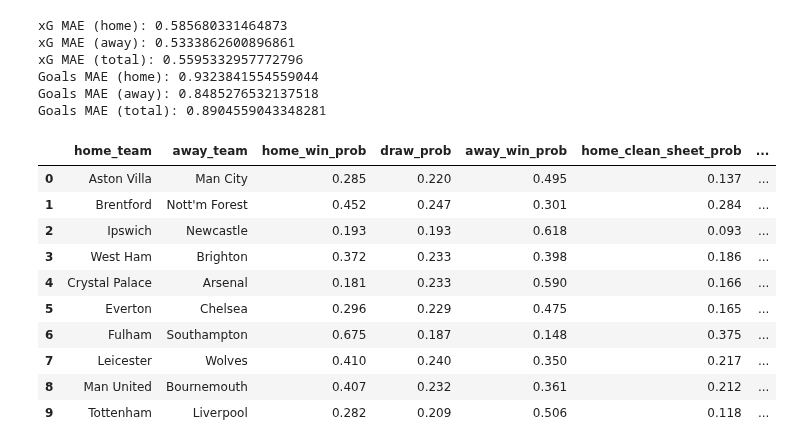
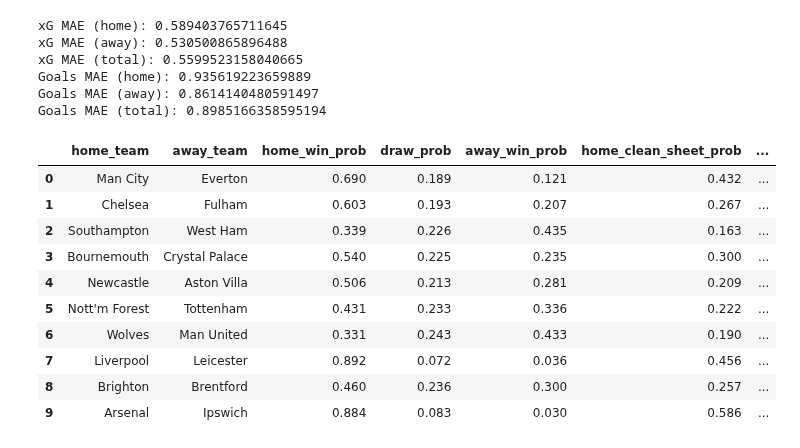
Before and after one commit to louis-porter/football-analytics, a Jupyter notebook: models/team-strength-models/ensemble_dixon_coles_model.ipynb, the cells around one changed output. Cells and saved outputs as stored; diff of their text form; code cells hidden in the pictures.

```diff
--- a/models/team-strength-models/ensemble_dixon_coles_model.ipynb
+++ b/models/team-strength-models/ensemble_dixon_coles_model.ipynb
@@ -37,7 +37,7 @@ df = pd.concat([champ_df, prem_df])
 #df = df[(df['home_team'].isin(prem_teams_25)) | (df['away_team'].isin(prem_teams_25))]
 
 df['match_date'] = pd.to_datetime(df['match_date'])
-df = df[df["match_date"] > '2023-06-01']
+df = df[df["match_date"] > '2023-11-01']
 
 print(df[["season", "match_date", "home_team", "away_team", "home_goals", "home_xgoals", "away_goals", "away_xgoals"]].tail())
 # %% [output]
@@ -57,3 +57,23 @@ print(df[["season", "match_date", "home_team", "away_team", "home_goals", "home_
+# %%
+# Just for xmas period
+
+data = {
+    'season': ['20242025'] * 10,
+    'match_date': ['2024-12-21'] * 5 + ['2024-12-22'] * 5,
+    'home_team': ['Aston Villa', 'West Ham', 'Brentford', 'Ipswich', 'Crystal Palace',
+                  'Man United', 'Fulham', 'Everton', 'Leicester', 'Tottenham'],
+    'away_team': ['Man City', 'Brighton', "Nott'm Forest", 'Newcastle', 'Arsenal',
+                  'Bournemouth', 'Southampton', 'Chelsea', 'Wolves', 'Liverpool'],
+    'home_goals': [2, 1, 0, 0, 1, 0, 0, 0, 0, 3],
+    'home_xgoals': [1.6, 1.2, 0.7, 0.7, 1.6, 2.2, 0.9, 1.0, 0.8, 1.3],
+    'away_goals': [1, 1, 2, 4, 5, 3, 0, 0, 3, 6],
+    'away_xgoals': [1.0, 0.9, 0.9, 2.3, 2.5, 1.6, 0.3, 1.2, 1.1, 5.6]
+}
+
+xmas_df = pd.DataFrame(data)
+xmas_df["match_date"] = pd.to_datetime(xmas_df["match_date"])
+
+df = pd.concat([df, xmas_df], ignore_index=True)
 # %%
 # Apply averaged penalty when Championship match contains two promoted teams.
 
@@ -495,61 +515,61 @@ print(f"Goals MAE (home): {goals_mae_home}")
 print(f"Goals MAE (away): {goals_mae_away}")
 print(f"Goals MAE (total): {goals_mae_total}")
 # %% [output]
-xG MAE (home): 0.585680331464873
-xG MAE (away): 0.5333862600896861
-xG MAE (total): 0.5595332957772796
-Goals MAE (home): 0.9323841554559044
-Goals MAE (away): 0.8485276532137518
-Goals MAE (total): 0.8904559043348281
+xG MAE (home): 0.589403765711645
+xG MAE (away): 0.530500865896488
+xG MAE (total): 0.5599523158040665
+Goals MAE (home): 0.935619223659889
+Goals MAE (away): 0.8614140480591497
+Goals MAE (total): 0.8985166358595194
 # %%
 fixtures = [
-    ("Aston Villa", "Man City"),
-    ("Brentford", "Nott'm Forest"),
-    ("Ipswich", "Newcastle"),
-    ("West Ham", "Brighton"),
-    ("Crystal Palace", "Arsenal"),
-    ("Everton", "Chelsea"),
-    ("Fulham", "Southampton"),
-    ("Leicester", "Wolves"),
-    ("Man United", "Bournemouth"),
-    ("Tottenham", "Liverpool")
+    ("Man City", "Everton"),
+    ("Chelsea", "Fulham"),
+    ("Southampton", "West Ham"),
+    ("Bournemouth", "Crystal Palace"),
+    ("Newcastle", "Aston Villa"),
+    ("Nott'm Forest", "Tottenham"),
+    ("Wolves", "Man United"),
+    ("Liverpool", "Leicester"),
+    ("Brighton", "Brentford"),
+    ("Arsenal", "Ipswich")
 ]
 
 results = []
 
 for fixture in fixtures:
     home_team, away_team = fixture
 
     xg_preds = predict(xg_model_params, home_team, away_team)
     goals_preds = predict(goals_model_params, home_team, away_team)
 
     weighted_preds = {}
 
     for key in xg_preds.keys():
         weighted_value = (0.7 * xg_preds[key]) + (0.3 * goals_preds[key])
         weighted_preds[key] = weighted_value
 
     results.append({
         'home_team': home_team,
         'away_team': away_team,
         **weighted_preds
     })
 
 results_df = pd.DataFrame(results)
 
 
 # Display the results DataFrame
 display(results_df)
 # %% [output]
 |  | home_team | away_team | home_win_prob | draw_prob | away_win_prob | home_clean_sheet_prob | ... |
-| 0 | Aston Villa | Man City | 0.285 | 0.220 | 0.495 | 0.137 | ... |
-| 1 | Brentford | Nott'm Forest | 0.452 | 0.247 | 0.301 | 0.284 | ... |
-| 2 | Ipswich | Newcastle | 0.193 | 0.193 | 0.618 | 0.093 | ... |
-| 3 | West Ham | Brighton | 0.372 | 0.233 | 0.398 | 0.186 | ... |
-| 4 | Crystal Palace | Arsenal | 0.181 | 0.233 | 0.590 | 0.166 | ... |
-| 5 | Everton | Chelsea | 0.296 | 0.229 | 0.475 | 0.165 | ... |
-| 6 | Fulham | Southampton | 0.675 | 0.187 | 0.148 | 0.375 | ... |
-| 7 | Leicester | Wolves | 0.410 | 0.240 | 0.350 | 0.217 | ... |
-| 8 | Man United | Bournemouth | 0.407 | 0.232 | 0.361 | 0.212 | ... |
-| 9 | Tottenham | Liverpool | 0.282 | 0.209 | 0.506 | 0.118 | ... |
+| 0 | Man City | Everton | 0.690 | 0.189 | 0.121 | 0.432 | ... |
+| 1 | Chelsea | Fulham | 0.603 | 0.193 | 0.207 | 0.267 | ... |
+| 2 | Southampton | West Ham | 0.339 | 0.226 | 0.435 | 0.163 | ... |
+| 3 | Bournemouth | Crystal Palace | 0.540 | 0.225 | 0.235 | 0.300 | ... |
+| 4 | Newcastle | Aston Villa | 0.506 | 0.213 | 0.281 | 0.209 | ... |
+| 5 | Nott'm Forest | Tottenham | 0.431 | 0.233 | 0.336 | 0.222 | ... |
+| 6 | Wolves | Man United | 0.331 | 0.243 | 0.433 | 0.190 | ... |
+| 7 | Liverpool | Leicester | 0.892 | 0.072 | 0.036 | 0.456 | ... |
+| 8 | Brighton | Brentford | 0.460 | 0.236 | 0.300 | 0.257 | ... |
+| 9 | Arsenal | Ipswich | 0.884 | 0.083 | 0.030 | 0.586 | ... |
 # %%
```
Also changed, not shown: parts of 4 cells of this notebook, 28 other files.
